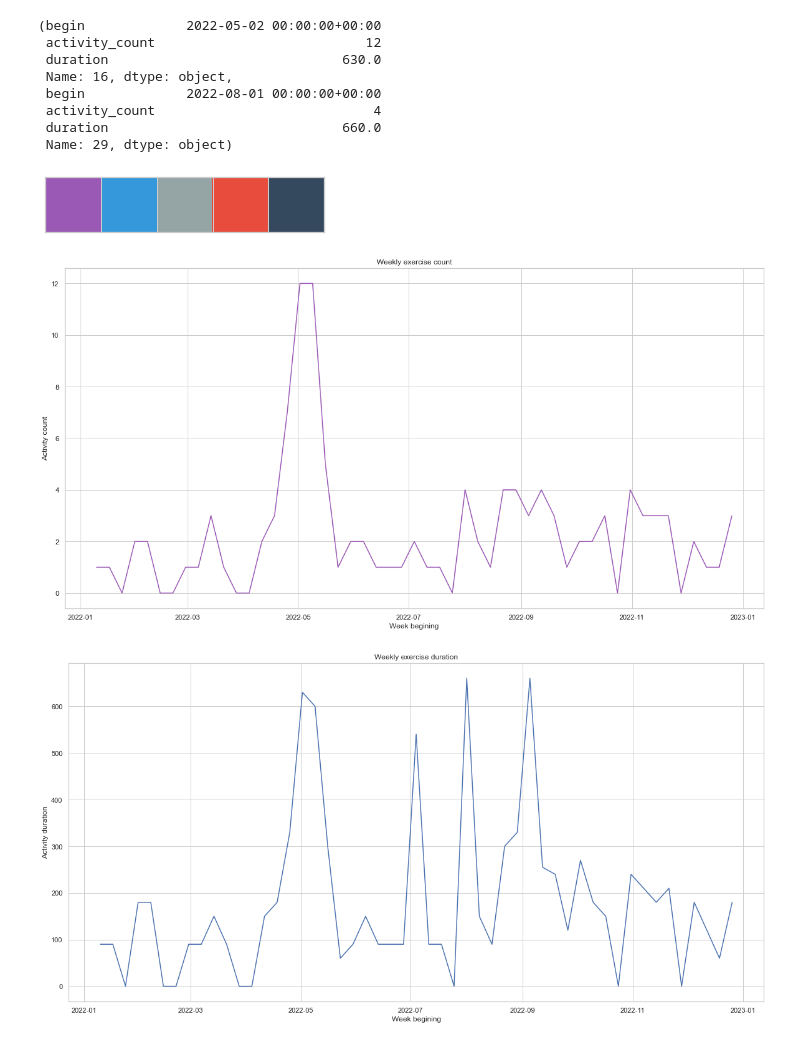
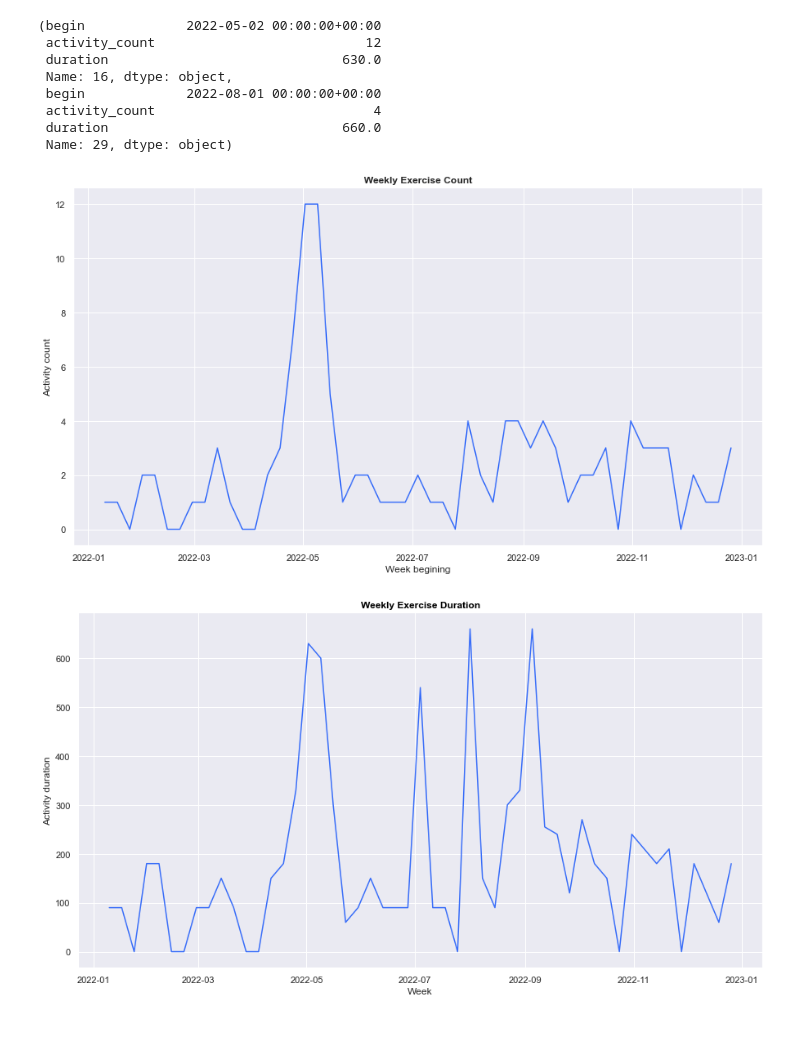
Before and after one commit to esther119/Yearl_goal_tracking, a Jupyter notebook: Sports_cal.ipynb, the cells around one changed output. Drawn from its saved outputs; the diff is of its cells as text; code cells hidden in the pictures.

Commit message:
weekly exercise count

```diff
--- a/Sports_cal.ipynb
+++ b/Sports_cal.ipynb
@@ -99,32 +99,39 @@ max_count, max_duration
 # %%
 #visualize count
 import matplotlib.pyplot as plt
 import seaborn as sns
 
-colors = ["#9b59b6", "#3498db", "#95a5a6", "#e74c3c", "#34495e"]
-sns.set_palette(colors)
-sns.palplot(sns.color_palette())
 
-plt.figure(figsize=(20,10))
+
+sns.set_style("dark")
+plt.figure(figsize=(15,8))
+sns.set_context('notebook')
+sns.set_palette('rainbow')
 ax = sns.lineplot(x="begin", y="activity_count", data=week_activity)
 ax.set(xlabel='Week begining', ylabel='Activity count')
-plt.title("Weekly exercise count")
+plt.title("Weekly Exercise Count",  fontweight = "bold")
+ax.grid(True)
 plt.show()
 # %% [output]
-[figure, old version]
+[figure, new version]
-[figure, removed]
 # %%
 #visualize duration
 import matplotlib.pyplot as plt
 import seaborn as sns
-sns.set(style= "whitegrid")
-plt.figure(figsize=(20,10))
-ax = sns.lineplot(x="begin", y="duration", data=week_activity)
-ax.set(xlabel='Week begining', ylabel='Activity duration')
-plt.title("Weekly exercise duration")
+
+sns.set_style("dark")
+plt.figure(figsize=(15,8))
+sns.set_context('notebook')
+sns.set_palette('rainbow')
+
+ax = sns.lineplot(x="begin", y="duration", data=week_activity);
+ax.set(xlabel='Week', ylabel='Activity duration')
+ax.grid(True)
+
+plt.title("Weekly Exercise Duration", color='black', fontweight = "bold")
 plt.show()
 # %% [output]
-[figure, old version]
+[figure, new version]
 # %%
 sns.histplot(week_activity['activity_count'], binwidth = 1, bins=20)
 plt.title("Weekly exercise count")
```
Also changed, not shown: parts of 1 cell of this notebook.
